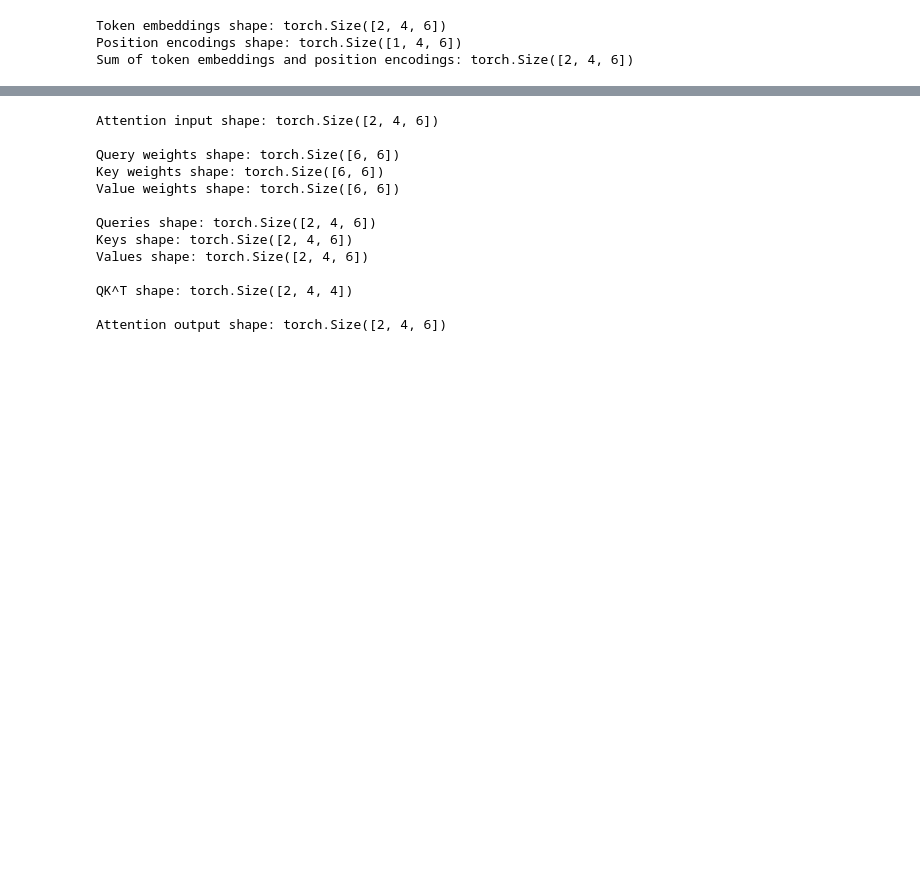
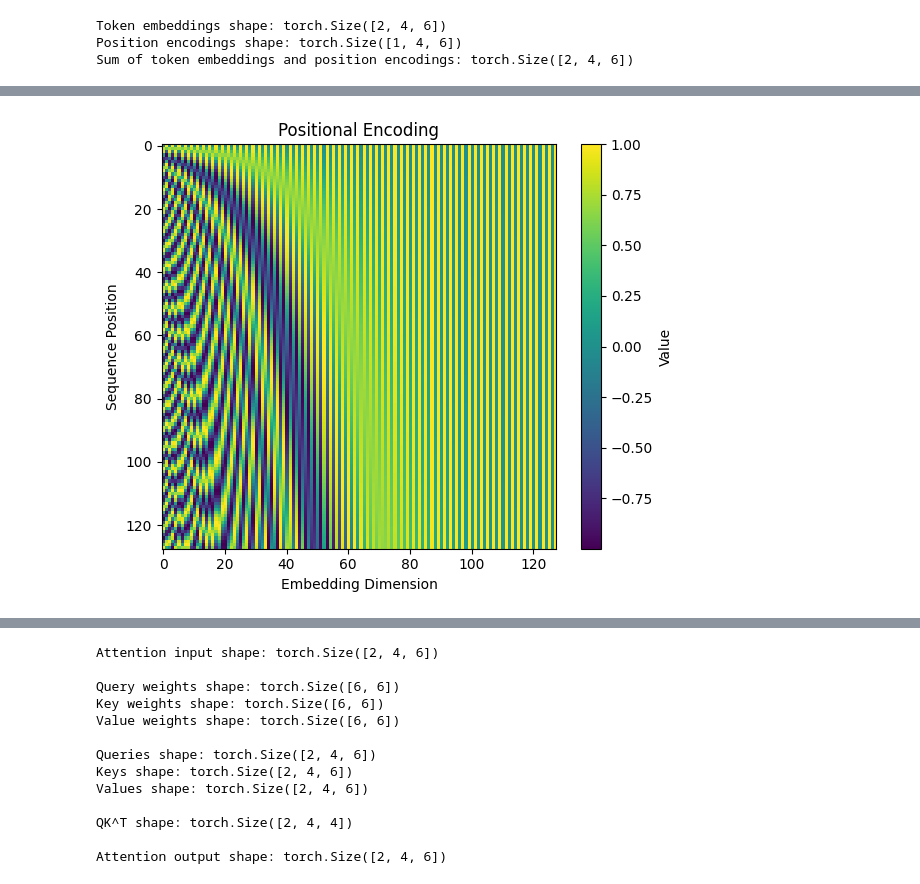
Before and after one commit to sensura-san/it3103-2025S1, a Jupyter notebook: week13_Transformer/gpt.ipynb, the cells around one changed output, grey strips where cells are left out. Cells and saved outputs as stored; diff of their text form; code cells hidden in the pictures; blank space fills up the shorter version.

```diff
--- a/week13_Transformer/gpt.ipynb
+++ b/week13_Transformer/gpt.ipynb
@@ -401,6 +401,45 @@ The below image shows an example of a positional encoding matrix. It looks inter
 </div>
 
 There is nothing inherently special about the formula above, there are other formulas for positional encoding. The key thing to note is that there needs to be some matrix that we can add to our embedding matrix that encodes position. This formula has certain properties that are biased towards making it easy for the model to do that.
+# %%
+import numpy as np
+import matplotlib.pyplot as plt
+
+# ------------------------------
+# Positional-encoding definition
+# ------------------------------
+def positional_encoding(seq_len: int, d_model: int) -> np.ndarray:
+    """
+    Return a (seq_len, d_model) matrix using the sine / cosine formulation
+    from 'Attention Is All You Need'.
+    """
+    positions = np.arange(seq_len)[:, None]             # shape (seq_len, 1)
+    dims      = np.arange(d_model)[None, :]             # shape (1, d_model)
+    angle_rates = 1 / np.power(10_000, (2 * (dims // 2)) / d_model)
+
+    angles = positions * angle_rates                    # broadcast → (seq_len, d_model)
+    # even dimensions → sin, odd dimensions → cos
+    pe = np.zeros_like(angles)
+    pe[:, 0::2] = np.sin(angles[:, 0::2])               # dim 0,2,4…
+    pe[:, 1::2] = np.cos(angles[:, 1::2])               # dim 1,3,5…
+    return pe
+
+# ------------------------------
+# Build & plot the matrix
+# ------------------------------
+seq_len, d_model = 128, 128
+pe_matrix = positional_encoding(seq_len, d_model)
+
+plt.figure(figsize=(6, 5))
+plt.imshow(pe_matrix, cmap='viridis', aspect='auto')
+plt.title("Positional Encoding")
+plt.xlabel("Embedding Dimension")
+plt.ylabel("Sequence Position")
+plt.colorbar(label="Value")
+plt.tight_layout()
+plt.show()
+# %% [output]
+[figure, added]
 # %% [markdown]
 ### 1.3.4 Masked Multiheaded Self Attention
 
```
Also changed, not shown: parts of 3 cells of this notebook, 1 other file.
